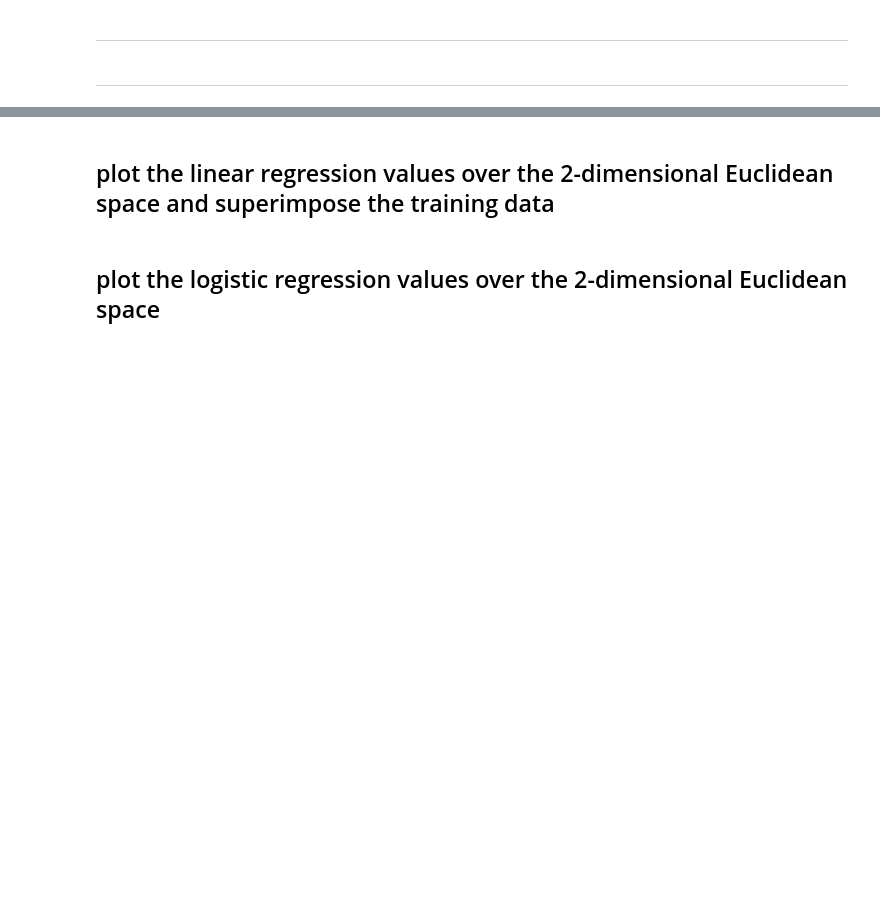
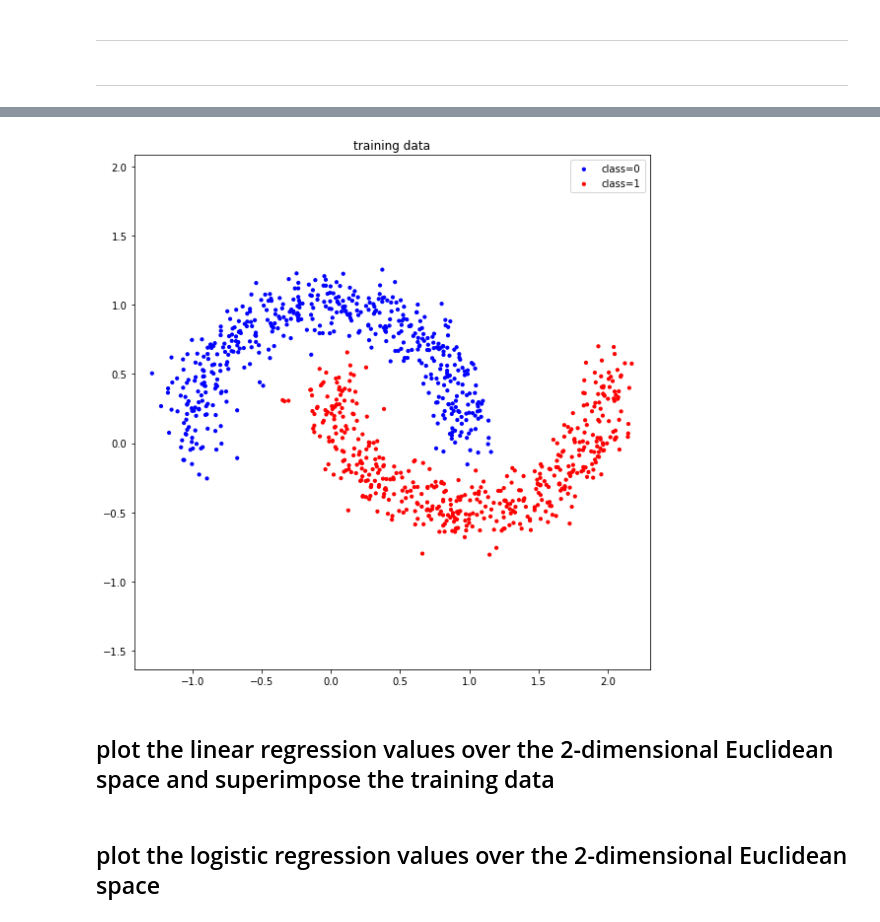
Before and after one commit to celestialxevermore/CAU_Machine_Learning, a Jupyter notebook: assignment_09/assignment_09.ipynb, the cells around one changed output, grey strips where cells are left out. Drawn from its saved outputs; the diff is of its cells as text; code cells hidden in the pictures; blank space fills up the shorter version.

```diff
--- a/assignment_09/assignment_09.ipynb
+++ b/assignment_09/assignment_09.ipynb
@@ -411,3 +505,7 @@ def function_result_08():
+# %%
+plot_data(data2)
+# %% [output]
+[figure, added]
 # %% [markdown]
 ## plot the linear regression values over the 2-dimensional Euclidean space and superimpose the training data
 # %%
```
Also changed, not shown: parts of 16 cells of this notebook.
